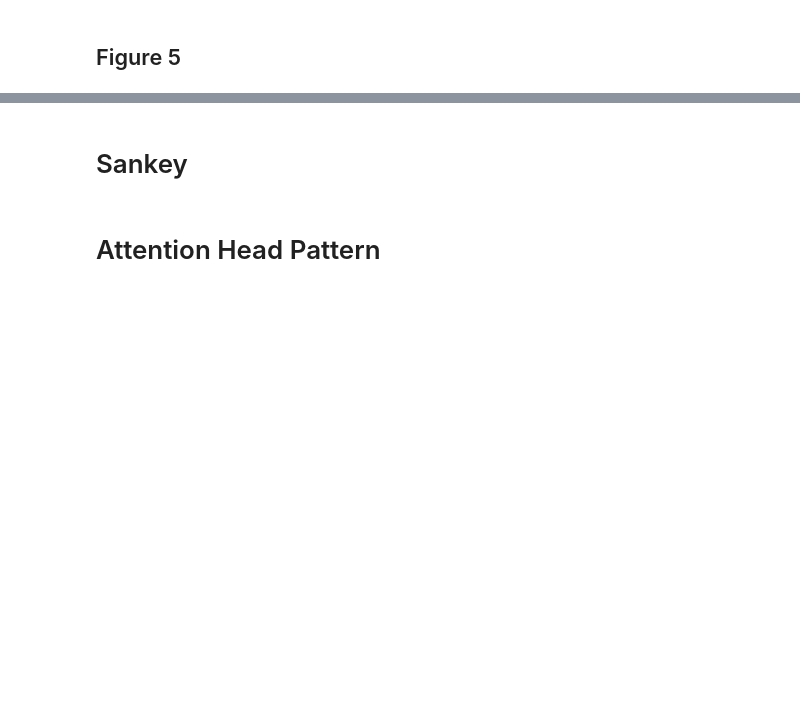
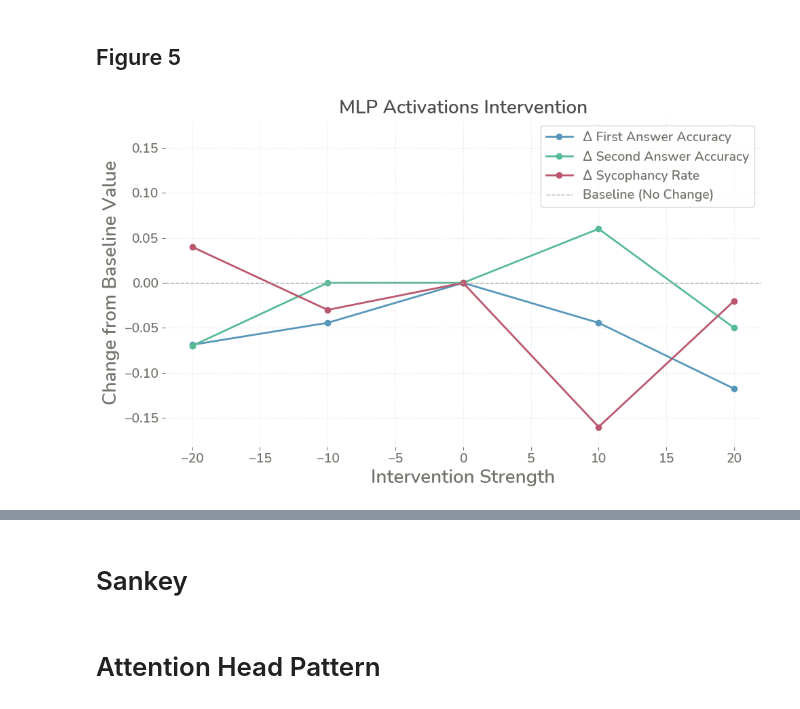
Before and after one commit to rifoagenadi/sycophancy, a Jupyter notebook: plots.ipynb, the cells around one changed output, grey strips where cells are left out. Saved outputs shown, nothing was run; the diff lists cells and outputs as text; code cells hidden in the pictures; blank space fills up the shorter version.

```diff
--- a/plots.ipynb
+++ b/plots.ipynb
@@ -942,11 +1008,10 @@ import numpy as np
 import pandas as pd # Seaborn works well with pandas for grouped bar charts
 
 # --- ADJUSTABLE FONT SIZES ---
-TITLE_FONT_SIZE = 18
-LABEL_FONT_SIZE = 16
+TITLE_FONT_SIZE = 20
+LABEL_FONT_SIZE = 20
 TICK_FONT_SIZE = 14
-LEGEND_FONT_SIZE = 12
-
+LEGEND_FONT_SIZE = 14
 
 # --- Simulate Data ---
 # Let's assume these are for an "MLP Intervention" scenario
@@ -972,68 +1037,73 @@ delta_final_accuracy_mlp = final_accuracy_mlp - baseline_final_acc_mlp
 delta_shift_to_incorrect_mlp = shift_to_incorrect_mlp - baseline_shift_mlp
 
 # --- Y-axis limit control ---
-# Option 1: Automatic padding (calculates min/max from data and adds some space)
-# Option 2: Manual override (set specific values)
-
-# Determine min and max y values from the delta data
 all_delta_values = np.concatenate((delta_initial_accuracy_mlp, delta_final_accuracy_mlp, delta_shift_to_incorrect_mlp))
 data_min_y = np.min(all_delta_values)
 data_max_y = np.max(all_delta_values)
 
-# --- ADJUSTABLE Y-LIMITS ---
-# Set to True to use manual y_min and y_max, False for automatic padding
-USE_MANUAL_YLIMITS = False # <--- CHANGE THIS TO True TO USE MANUAL VALUES
-MANUAL_Y_MIN = -0.10   # <--- SET YOUR DESIRED MIN Y VALUE HERE
-MANUAL_Y_MAX = 0.10    # <--- SET YOUR DESIRED MAX Y VALUE HERE
-PADDING_FACTOR = 0.1 # 10% padding if not using manual limits
+USE_MANUAL_YLIMITS = False
+MANUAL_Y_MIN = -0.10
+MANUAL_Y_MAX = 0.10
+PADDING_FACTOR = 0.1
 
 if USE_MANUAL_YLIMITS:
     plot_y_min = MANUAL_Y_MIN
     plot_y_max = MANUAL_Y_MAX
 else:
     y_range = data_max_y - data_min_y
-    if y_range == 0: # Handle case where all delta values are the same (e.g., all zero)
-        padding = 0.1 # Default padding if range is zero
+    if y_range == 0:
+        padding = 0.1
     else:
         padding = y_range * PADDING_FACTOR
 
     plot_y_min = data_min_y - padding
     plot_y_max = data_max_y + padding
-    # Ensure 0 is nicely visible if it's within the padded range or close
     if plot_y_min < 0 < plot_y_max:
-        # If 0 is within the range, try to make the plot symmetrical if sensible
-        # or at least ensure 0 isn't too close to an edge.
-        # This is a simple heuristic, can be refined.
         abs_max_delta = max(abs(plot_y_min), abs(plot_y_max))
         plot_y_min = -abs_max_delta
         plot_y_max = abs_max_delta
-    elif plot_y_min > -padding/2: # if min is very close to 0 from below
-        plot_y_min = min(plot_y_min, -padding/2) # push it a bit further from 0
-    elif plot_y_max < padding/2: # if max is very close to 0 from above
-        plot_y_max = max(plot_y_max, padding/2) # push it a bit further from 0
+    elif plot_y_min > -padding/2:
+        plot_y_min = min(plot_y_min, -padding/2)
+    elif plot_y_max < padding/2:
+        plot_y_max = max(plot_y_max, padding/2)
 
 
 fig2, ax2 = plt.subplots(figsize=(10, 6))
+fig2.patch.set_alpha(0.0)   # transparent figure background
+for spine in ax2.spines.values():
+    spine.set_visible(False)
 
-ax2.plot(intervention_strengths, delta_initial_accuracy_mlp, marker='o', linestyle='-', label='Δ Initial Accuracy from Baseline', color='cornflowerblue', linewidth=2)
-ax2.plot(intervention_strengths, delta_final_accuracy_mlp, marker='o', linestyle='-', label='Δ Final Accuracy from Baseline', color='forestgreen', linewidth=2)
-ax2.plot(intervention_strengths, delta_shift_to_incorrect_mlp, marker='o', linestyle='-', label='Δ Shift to Incorrect from Baseline', color='crimson', linewidth=2)
+# --- Plot lines ---
+ax2.plot(intervention_strengths, delta_initial_accuracy_mlp, marker='o', linestyle='-',
+         label='Δ First Answer Accuracy', color='#5797bb', linewidth=2)
+ax2.plot(intervention_strengths, delta_final_accuracy_mlp, marker='o', linestyle='-',
+         label='Δ Second Answer Accuracy', color='#57bb96', linewidth=2)
+ax2.plot(intervention_strengths, delta_shift_to_incorrect_mlp, marker='o', linestyle='-',
+         label='Δ Sycophancy Rate', color='#bb576c', linewidth=2)
 
-ax2.axhline(0, color='darkgrey', linewidth=1.0, linestyle='--', label='Baseline (No Change)') # Made baseline more prominent
-# --- Apply Font Sizes ---
-ax2.set_xlabel('Intervention Strength', fontsize=LABEL_FONT_SIZE)
-ax2.set_ylabel('Change from Baseline Value', fontsize=LABEL_FONT_SIZE)
-ax2.set_title('Delta from Baseline for MLP Intervention', fontsize=TITLE_FONT_SIZE)
+ax2.axhline(0, color='darkgrey', linewidth=1.0, linestyle='--', label='Baseline (No Change)')
 
-# Apply font size to tick labels
-ax2.tick_params(axis='both', which='major', labelsize=TICK_FONT_SIZE)
+# --- Apply Font Sizes & Colors ---
+ax2.set_xlabel('Intervention Strength', fontsize=LABEL_FONT_SIZE, color="#74726c")
+ax2.set_ylabel('Change from Baseline Value', fontsize=LABEL_FONT_SIZE, color="#74726c")
+ax2.set_title('MLP Activations Intervention', fontsize=TITLE_FONT_SIZE, color="#4d4d4d")
 
-# Apply the determined y-limits
+ax2.tick_params(axis='both', which='major',
+                labelsize=TICK_FONT_SIZE,
+                labelcolor="#74726c",   # tick text
+                color="#74726c")        # tick marks
+
+# --- Apply y-limits ---
 ax2.set_ylim(plot_y_min, plot_y_max)
 
-ax2.legend(fontsize=LEGEND_FONT_SIZE)
-# ax2.grid(True, linestyle='--', alpha=0.7)
+# --- Legend with styled text ---
+ax2.legend(fontsize=LEGEND_FONT_SIZE, labelcolor="#74726c")
+
+# --- Grid ---
 ax2.grid(True, linestyle=':', alpha=0.6, color='lightgray')
-fig2.tight_layout() # Adjust layout to prevent overlapping labels
-plt.savefig('mlp_intervention_strength.pdf')
+
+fig2.tight_layout()
+plt.savefig('mlp_intervention_strength.pdf', bbox_inches='tight', transparent=True)
 plt.show()
+# %% [output]
+[figure, added]
```
Also changed, not shown: parts of 36 cells of this notebook, 11 other files.
